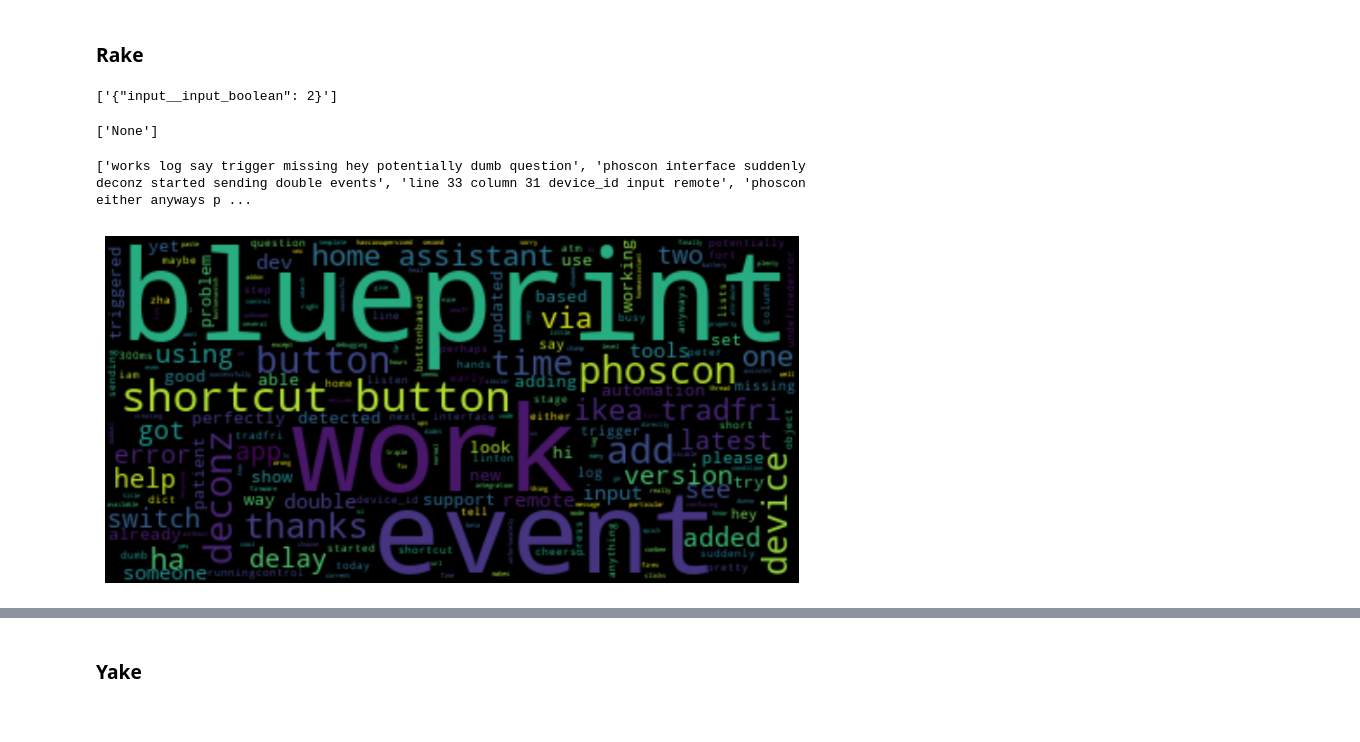
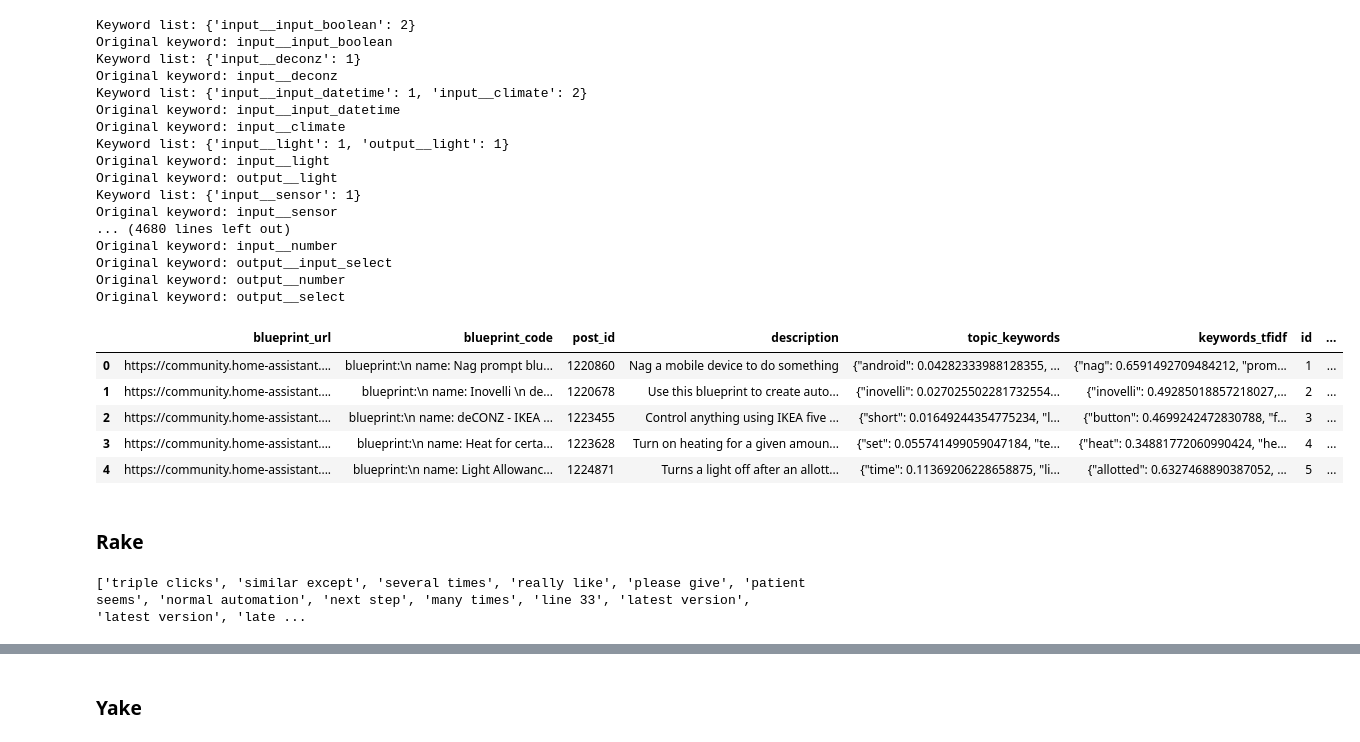
Before and after one commit to 598975/BP-classification, a Jupyter notebook: 260105-keyphrases.ipynb, the cells around one changed output, grey strips where cells are left out. Cells and saved outputs as stored; diff of their text form; code cells hidden in the pictures.

```diff
--- a/260105-keyphrases.ipynb
+++ b/260105-keyphrases.ipynb
@@ -46,0 +38,46 @@ def bp_keyword(kws: list[str]) -> list[str] | None:
+# %%
+import re
+import json
+
+def process_bp_keywords(kwd_dict: dict[str, int] | str) -> list[str] | None:
+    if isinstance(kwd_dict, str):
+        kwd_dict = json.loads(kwd_dict)
+
+    kwd_list = list(kwd_dict.keys())
+    if kwd_list.__len__() < 1:
+        return None
+
+    kwds = []
+
+    for kwd in kwd_list:
+        in_out = re.search(r"(input__|output__)(input_|output_)?", kwd)
+        kwd = kwd.removeprefix(in_out.group()) if in_out else kwd
+        kwds.append(kwd)
+    return kwds
+# %%
+bp_df["processed_keywords"] = bp_df["extracted_keywords"].apply(process_bp_keywords)
+bp_df.head()
+# %% [output]
+Keyword list: {'input__input_boolean': 2}
+Original keyword: input__input_boolean
+Keyword list: {'input__deconz': 1}
+Original keyword: input__deconz
+Keyword list: {'input__input_datetime': 1, 'input__climate': 2}
+Original keyword: input__input_datetime
+Original keyword: input__climate
+Keyword list: {'input__light': 1, 'output__light': 1}
+Original keyword: input__light
+Original keyword: output__light
+Keyword list: {'input__sensor': 1}
+Original keyword: input__sensor
+... (4680 lines left out)
+Original keyword: input__number
+Original keyword: output__input_select
+Original keyword: output__number
+Original keyword: output__select
+|  | blueprint_url | blueprint_code | post_id | description | topic_keywords | keywords_tfidf | id | ... |
+| 0 | https://community.home-assistant.... | blueprint:\n name: Nag prompt blu... | 1220860 | Nag a mobile device to do something | {"android": 0.04282333988128355, ... | {"nag": 0.6591492709484212, "prom... | 1 | ... |
+| 1 | https://community.home-assistant.... | blueprint:\n name: Inovelli \n de... | 1220678 | Use this blueprint to create auto... | {"inovelli": 0.027025502281732554... | {"inovelli": 0.49285018857218027,... | 2 | ... |
+| 2 | https://community.home-assistant.... | blueprint:\n name: deCONZ - IKEA ... | 1223455 | Control anything using IKEA five ... | {"short": 0.01649244354775234, "l... | {"button": 0.4699242472830788, "f... | 3 | ... |
+| 3 | https://community.home-assistant.... | blueprint:\n name: Heat for certa... | 1223628 | Turn on heating for a given amoun... | {"set": 0.055741499059047184, "te... | {"heat": 0.34881772060990424, "he... | 4 | ... |
+| 4 | https://community.home-assistant.... | blueprint:\n name: Light Allowanc... | 1224871 | Turns a light off after an allott... | {"time": 0.11369206228658875, "li... | {"allotted": 0.6327468890387052, ... | 5 | ... |
@@ -56,29 +99,22 @@ def extract_keyphrases(text):
     return rake.get_ranked_phrases()
-# %%
-topic = topics_df.iloc[0]
-bps_in_topic = bp_df[bp_df["topic_id"] == topic["topic_id"]]
-
-print(bps_in_topic["extracted_keywords"].tolist())
-bp_keyword(bps_in_topic["extracted_keywords"].tolist())
-# %% [output]
-['{"input__input_boolean": 2}']
-['None']
 # %%
 topic = topics_df.iloc[115]
 posts_in_topic = posts_df[posts_df["topic_id"] == topic["topic_id"]]
 bps_in_topic = bp_df[bp_df["topic_id"] == topic["topic_id"]]
 
 tags = topic["tags"]
-keywords = bp_keyword(bps_in_topic["extracted_keywords"].tolist())
-rake.stopwords = Rake().stopwords.union({"blueprint", "home assistant", "automation", topic["tags"], ""
+proc_keywords = bps_in_topic["processed_keywords"].tolist()
+proc_keywords = [kwd for sublist in proc_keywords if sublist for kwd in sublist]
+tags_set = set(tags)
+rake.stopwords = Rake().stopwords.union({"blueprint", "home assistant", "automation"} | tags_set | set(keywords))
 
 
-text = yake_preprocessing(topic["title"])
-text += " ".join([yake_preprocessing(post) for post in posts_in_topic["cooked"].tolist()])
-text += " ".join([yake_preprocessing(bp) for bp in bps_in_topic["description"].tolist()])
+text = [preprocess(topic["title"])]
+for post in posts_in_topic["cooked"].tolist():
+    text.append(preprocess(post))
+for bp in bps_in_topic["description"].tolist():
+    text.append(preprocess(bp))
 keywords = extract_keyphrases(text)
 print(keywords)
-plot_wordcloud(keywords)
 # %% [output]
-['works log say trigger missing hey potentially dumb question', 'phoscon interface suddenly deconz started sending double events', 'line 33 column 31 device_id input remote', 'phoscon either anyways p ...
+['triple clicks', 'similar except', 'several times', 'really like', 'please give', 'patient seems', 'normal automation', 'next step', 'many times', 'line 33', 'latest version', 'latest version', 'late ...
-[figure, removed]
```
Also changed, not shown: parts of 9 cells of this notebook, 4 other files.
